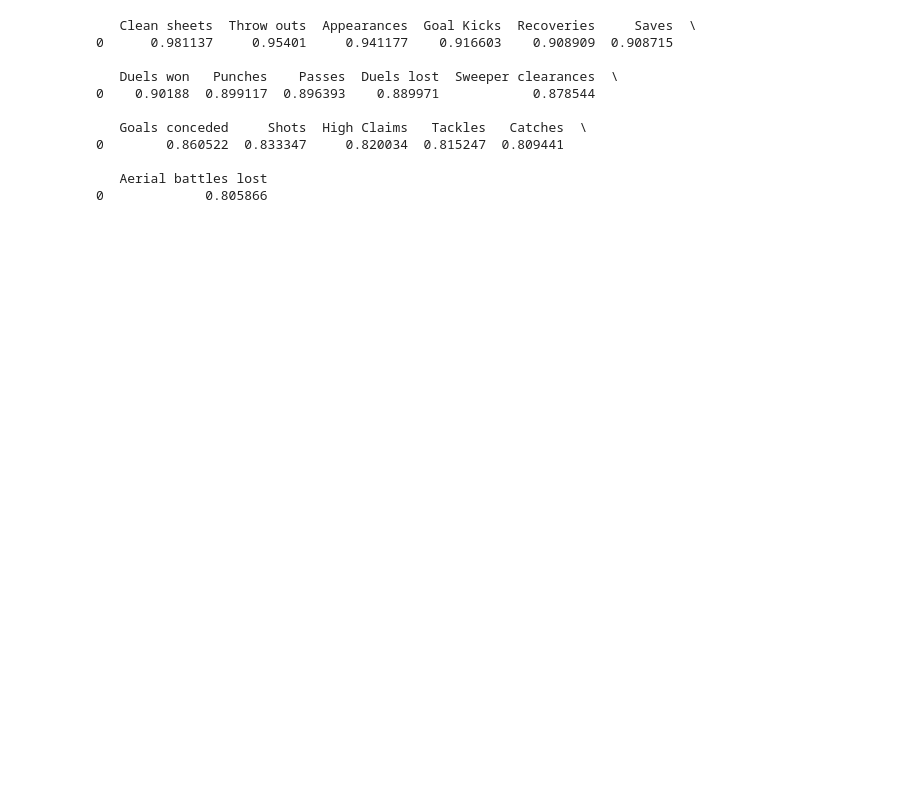
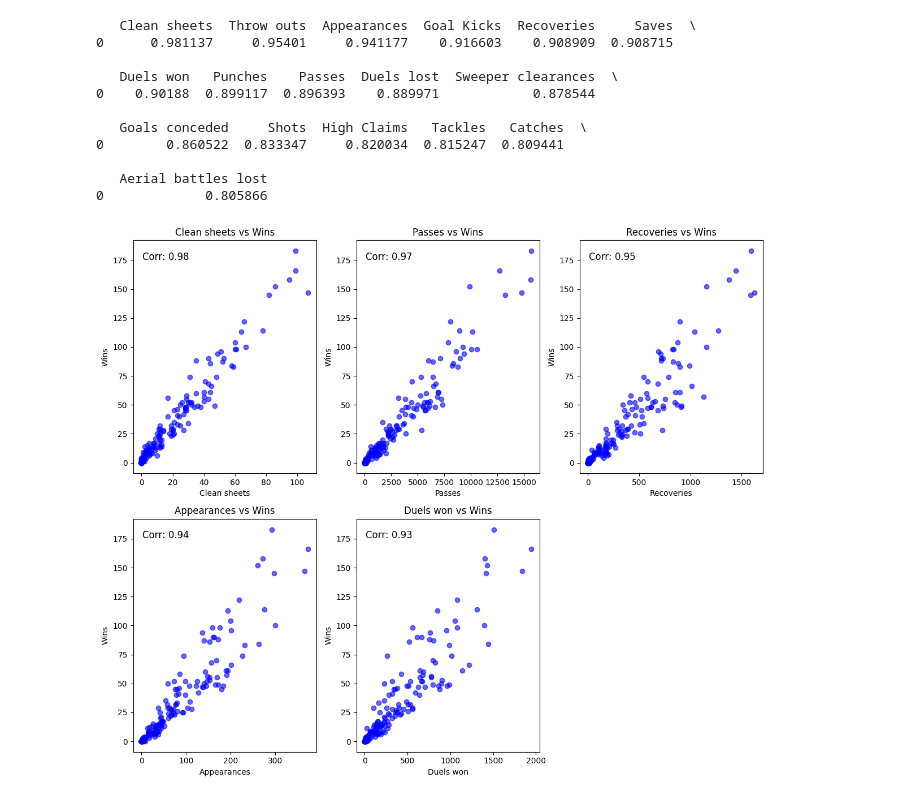
Before and after one commit to magriffy/Portfolio_Data_Analytics, a Jupyter notebook: soccer/analysis.ipynb, the cells around one changed output. Saved outputs shown, nothing was run; the diff lists cells and outputs as text; code cells hidden in the pictures; blank space fills up the shorter version.

Commit message:
More correlation graphs

```diff
--- a/soccer/analysis.ipynb
+++ b/soccer/analysis.ipynb
@@ -422,3 +247,28 @@ print(top_correlations.to_frame().T)
 
    Aerial battles lost
 0             0.805866
+# %%
+correlations = df_cleaned[features + [target]].corr()
+win_correlations = correlations[target].drop(target)  # Drop 'Wins' itself
+
+# Get the top correlated features (you can adjust the number 5 to get more)
+top_corr_features = win_correlations.sort_values(ascending=False).head(5)
+
+top_features = top_corr_features.index
+
+plt.figure(figsize=(12, 10))
+for i, feature in enumerate(top_features, 1):
+    plt.subplot(2, 3, i)  # Create a grid of 2x3 plots
+    plt.scatter(df_cleaned[feature], df_cleaned[target], color='blue', alpha=0.6)
+    plt.xlabel(feature)
+    plt.ylabel('Wins')
+    plt.title(f'{feature} vs Wins')
+
+    # Add correlation value as text
+    corr_value = round(top_corr_features[feature], 2)  # Round to 2 decimal places
+    plt.text(0.05, 0.95, f'Corr: {corr_value}', ha='left', va='top', transform=plt.gca().transAxes, fontsize=12, color='black')
+
+plt.tight_layout()
+plt.show()
+# %% [output]
+[figure, added]
```
Also changed, not shown: parts of 25 cells of this notebook, 1 other file.
